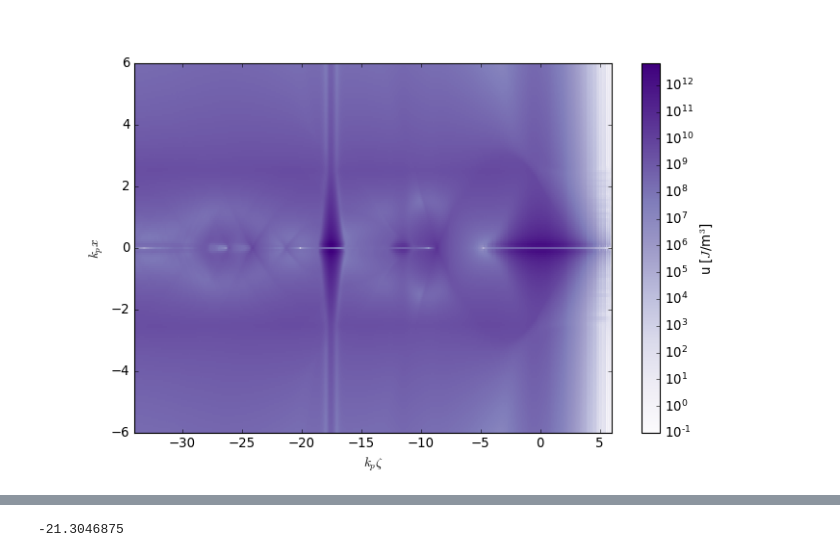
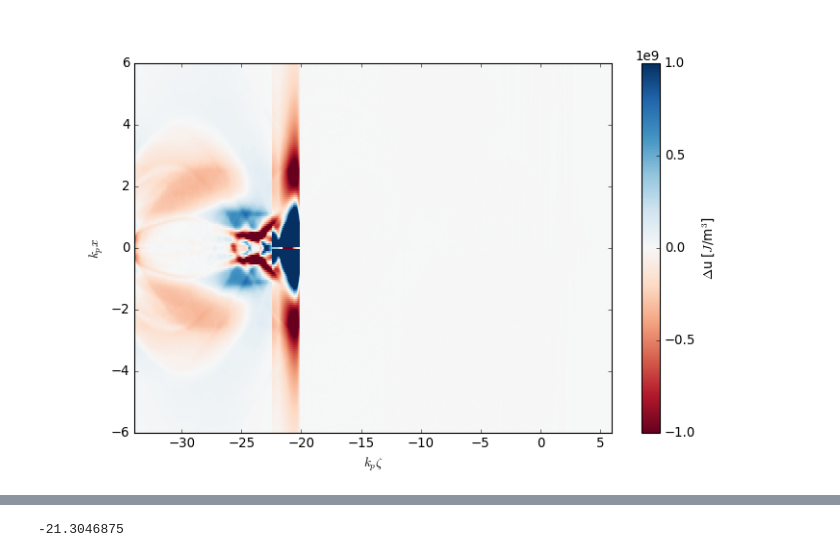
Before and after one commit to MaxVarverakis/PositronPWFA, a Jupyter notebook: brief_analysis.ipynb, the cells around one changed output, grey strips where cells are left out. Saved outputs shown, nothing was run; the diff lists cells and outputs as text; code cells hidden in the pictures.

```diff
--- a/brief_analysis.ipynb
+++ b/brief_analysis.ipynb
@@ -63,18 +63,25 @@ map_object4 = mcolors.LinearSegmentedColormap.from_list(name = 'bwrT', colors =
 # plt.register_cmap(cmap = map_object4)
 ####################################################################################################
 
+# di = 'initial'
+# di = 'multStep'
 # di = 'long'
-# di = 'short'
-# di = 'mix'
-di = 'salame'
-# di = 'salameWitness'
-# di = 'loaded'
-# di = 'recoveryPositron'
+# di = 'salame'
+# di = 'salame2'
+di = 'standard'
+# di = 'domain'
+# di = 'no'
+# di = 'salame3'
+# di = 'longer'
+# di = 'highE'
+# di = 'close'
+# di = 'dense'
+# di = 'opt'
 
 ts = LpaDiagnostics('/Users/max/HiPACE/recovery/diags/hdf5/recovery/' + di + '/', check_all_files = True)
 # ts = LpaDiagnostics('/Users/max/HiPACE/recovery/diags/hdf5/salame/', check_all_files = True)
 
-prof = {'drive': [[0, 1.41]], 'witness': [[-11.57, .5], [-11.3, .2]], 'recovery': [[-17.5, 0.3525]]}
+# prof = {'drive': [[0, 1.41]], 'witness': [[-11.57, .5], [-11.3, .2]], 'recovery': [[-17.5, 0.3525]]}
 # prof = {'drive': [[0, 1.41]], 'witness': [[-11.57, .5], [-11.3, .2]], 'recovery': [[-17.5, .705]]}
 
 n0 = 1e17 # cm^-3
@@ -548,20 +643,30 @@ u = EDensitySim(n0, iteration = i, xyz = False)
 # %%
+# beam = maskD | maskW | maskR
+# u[beam] = 0
+
 plt.close()
 plt.figure(figsize = (10, 6))
-img = plt.pcolormesh(info.z, info.x, np.transpose(u[:, len(info.x)//2]), cmap = 'Purples', norm = matplotlib.colors.LogNorm(vmin = .1)) # y-slice
+img = plt.pcolormesh(info.z, info.x, np.transpose(u) - np.transpose(uNo), cmap = 'RdBu', vmin = -1e9, vmax = 1e9) # y-slice
+# img = plt.pcolormesh(info.z, info.x, np.transpose(u), cmap = 'Purples', norm = matplotlib.colors.LogNorm(vmin = .1)) # y-slice
+# img = plt.pcolormesh(info.z, info.x, np.transpose(u[:, len(info.x)//2]), cmap = 'Purples', norm = matplotlib.colors.LogNorm(vmin = .1)) # y-slice
 # plt.pcolormesh(info.z, info.x, np.transpose(jz_beam[:, len(info.x)//2]), cmap = 'RdBuT', vmin = -1e2, vmax = 1e2)
 # img = plt.pcolormesh(info.z, info.y, np.transpose(u[:, :, len(info.x)//2]), cmap = 'Reds', vmin = 0, vmax = 2.5e4) # x-slice
 # img = plt.pcolormesh(info.x, info.y, np.transpose(u[len(info.x)//2, :, :]), cmap = 'Reds', vmin = 0, vmax = 2.5e4) # z-slice
 
-plt.xlim(-34, 6)
+# loc = -25
+# idx = np.argmin(abs(info.z - loc))
+# plt.plot(info.x, u[idx], 'k')
+# plt.vlines(info.z[idx], info.xmin, info.xmax, color = 'gray', linestyle = '--')
+
+plt.xlim(info.zmin, info.zmax)
 # plt.ylim(info.xmin, info.xmax)
 plt.ylim(-6, 6)
 plt.ylabel('$k_px$')
 plt.xlabel('$k_p\zeta$')
 
 cb2 = plt.colorbar(img)
-cb2.set_label(r'u [$J$/m$^3$]')
-
+cb2.set_label(r'$\Delta$u [$J$/m$^3$]')
+# plt.savefig('images/u.png', dpi = 300, bbox_inches = 'tight')
 plt.show()
 # %% [output]
-[figure, old version]
+[figure, new version]
```
Also changed, not shown: parts of 15 cells of this notebook, 4 other files.
